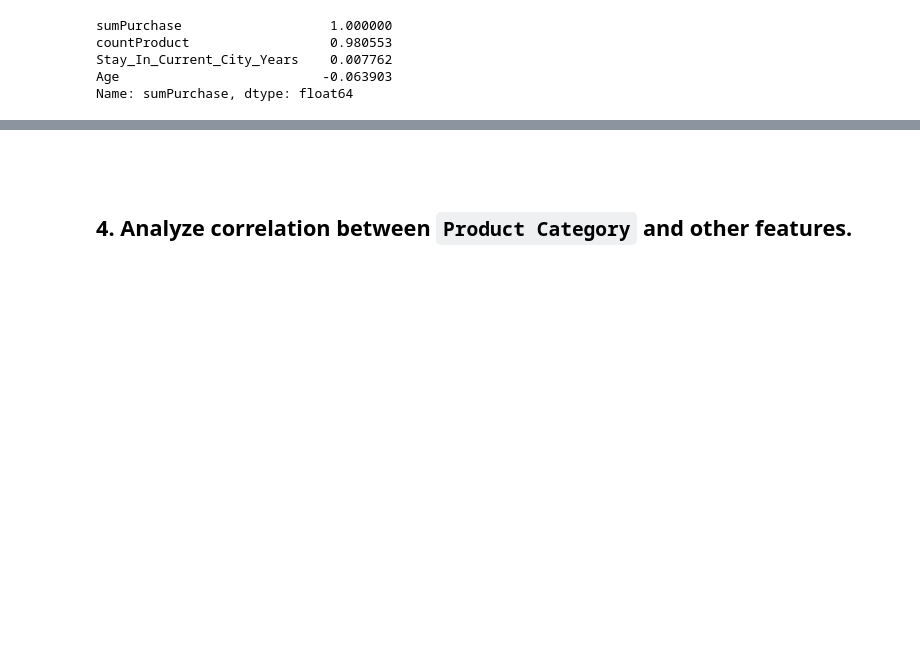
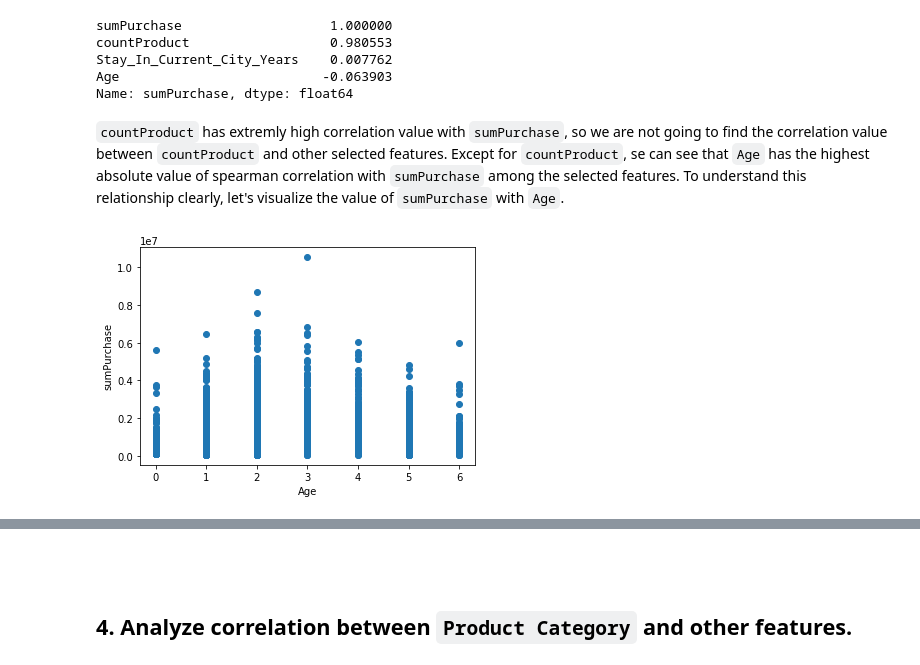
Before and after one commit to jiwonny/Data-Science-Project, a Jupyter notebook: correlation.ipynb, the cells around one changed output, grey strips where cells are left out. Drawn from its saved outputs; the diff is of its cells as text; code cells hidden in the pictures; blank space fills up the shorter version.

```diff
--- a/correlation.ipynb
+++ b/correlation.ipynb
@@ -342,3 +363,14 @@ countProduct                  0.980553
 Stay_In_Current_City_Years    0.007762
 Age                          -0.063903
 Name: sumPurchase, dtype: float64
+# %% [markdown]
+ `countProduct` has extremly high correlation value with `sumPurchase`, so we are not going to find the correlation value between `countProduct` and other selected features. Except for `countProduct`, se can see that `Age` has the highest absolute value of spearman correlation with `sumPurchase` among the selected features. To understand this relationship clearly, let's visualize the value of `sumPurchase` with `Age`.
+# %%
+# Change the line plot below to a scatter plot
+plt.scatter(user_data['Age'],user_data['sumPurchase'])
+plt.xlabel('Age')
+plt.ylabel('sumPurchase')
+# Show plot
+plt.show()
+# %% [output]
+[figure, added]
```
Also changed, not shown: parts of 63 cells of this notebook.
